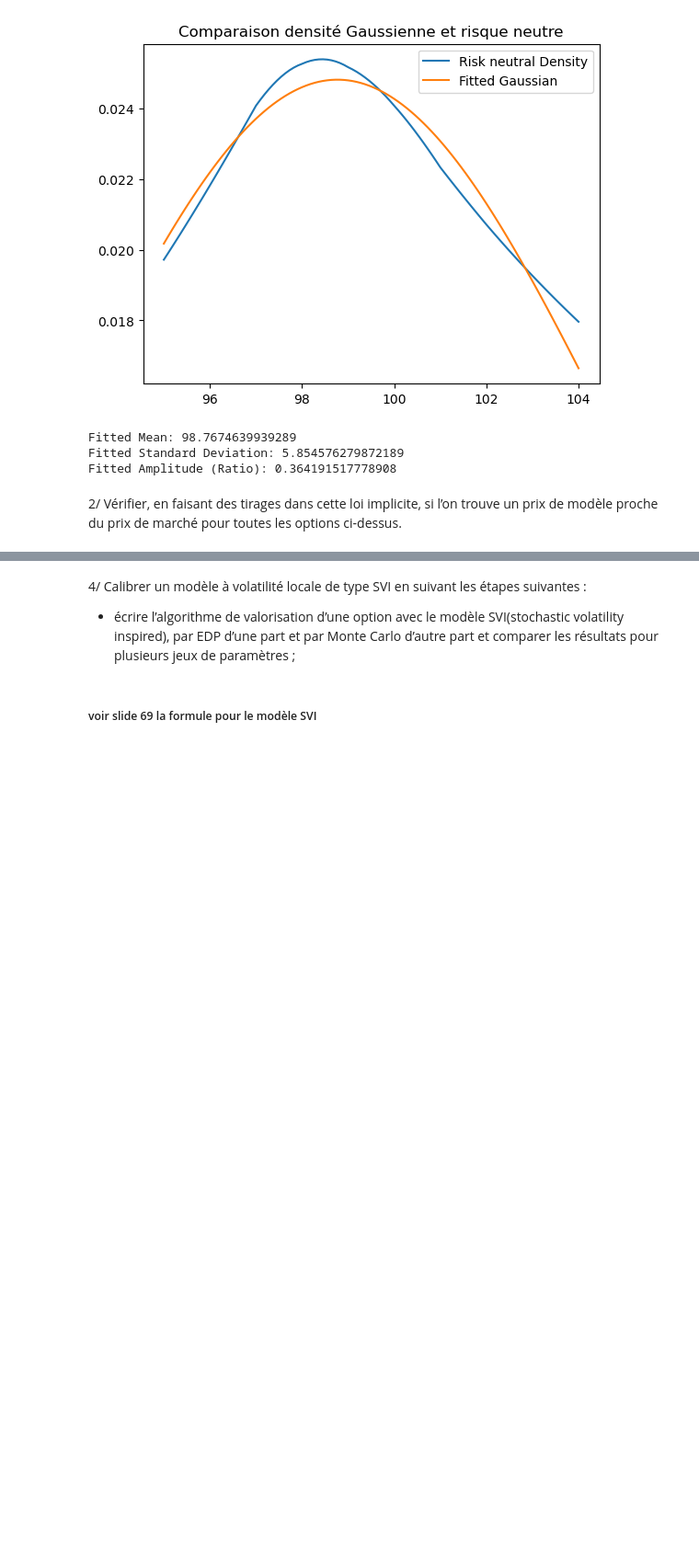
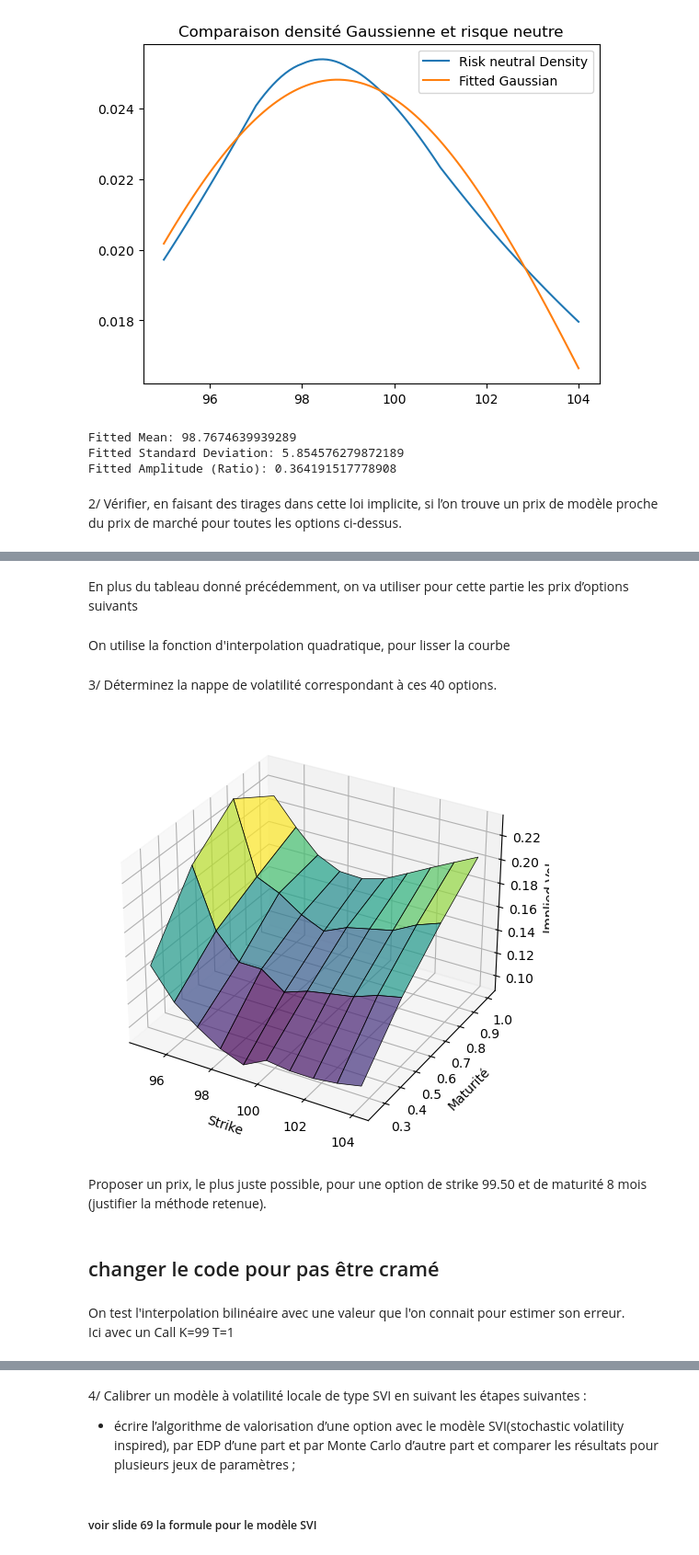
Before and after one commit to theomdvn/Calibration, a Jupyter notebook: Projet-Cal2.ipynb, the cells around one changed output, grey strips where cells are left out. Shown at 92% size. Saved outputs shown, nothing was run; the diff lists cells and outputs as text; code cells hidden in the pictures; blank space fills up the shorter version.

```diff
--- a/Projet-Cal2.ipynb
+++ b/Projet-Cal2.ipynb
@@ -321,0 +249,4 @@ Market Price = 6.46, Difference = 0.09
+# %% [markdown]
+En plus du tableau donné précédemment, on va utiliser pour cette partie les prix d’options suivants
+# %% [markdown]
+On utilise la fonction d'interpolation quadratique, pour lisser la courbe
@@ -342,9 +296,42 @@ df_9_months["implied_vol"] = df_9_months.apply(lambda row: newton_raphson_implie
 df_6_months["implied_vol"] = df_6_months.apply(lambda row: newton_raphson_implied_vol(row, S, r, 6/12), axis=1)
 df_3_months["implied_vol"] = df_3_months.apply(lambda row: newton_raphson_implied_vol(row, S, r, 3/12), axis=1)
 
+"""
+df_12_months = interpolation(df_12_months,1)
+df_9_months = interpolation(df_9_months,0.75)
+df_6_months = interpolation(df_6_months,0.5)
+df_3_months = interpolation(df_3_months,0.25)
+"""
 df_12_months['maturité'] =  [1]*10
 df_9_months['maturité'] = [0.75]*10
 df_6_months['maturité'] = [0.5]*10
 df_3_months['maturité'] = [0.25]*10
 
-df = pd.concat([df_12_months,df_9_months, df_6_months, df_3_months])
+
+df_concatenated = pd.concat([df_12_months,df_9_months, df_6_months, df_3_months])
+df_concatenated.reset_index(drop=True,inplace=True)
+# %% [markdown]
+3/ Déterminez la nappe de volatilité correspondant à ces 40 options.
+# %%
+fig = plt.figure(figsize=(10, 6))
+ax = fig.add_subplot(111, projection='3d')
+
+# Utilisation de plot_surface
+ax.plot_surface(df_concatenated['strikes'].values.reshape(4, -1),
+                df_concatenated['maturité'].values.reshape(4, -1),
+                df_concatenated['implied_vol'].values.reshape(4, -1),
+                cmap='viridis', edgecolor='k', linewidth=0.5, alpha=0.7)
+
+# Configurations supplémentaires
+ax.set_xlabel('Strike')
+ax.set_ylabel('Maturité')
+ax.set_zlabel('Implied Vol')
+
+plt.show()
+# %% [output]
+[figure, added]
+# %% [markdown]
+Proposer un prix, le plus juste
+possible, pour une option de strike 99.50 et de maturité 8 mois (justifier la méthode retenue).
+# %% [markdown]
+## changer le code pour pas être cramé
@@ -350,0 +354,3 @@ df = pd.concat([df_12_months,df_9_months, df_6_months, df_3_months])
+# %% [markdown]
+On test l'interpolation bilinéaire avec une valeur que l'on connait pour estimer son erreur.<br>
+Ici avec un Call K=99 T=1
```
Also changed, not shown: parts of 33 cells of this notebook.
